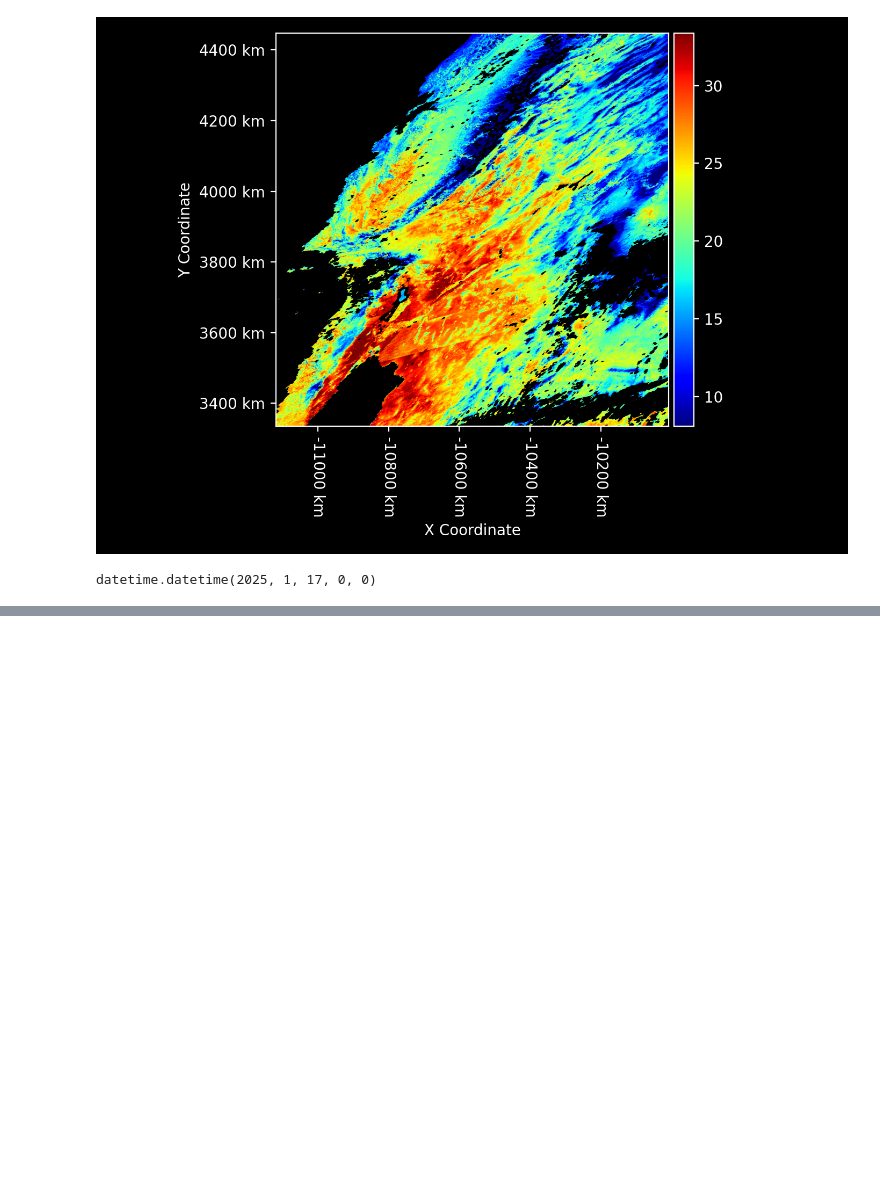
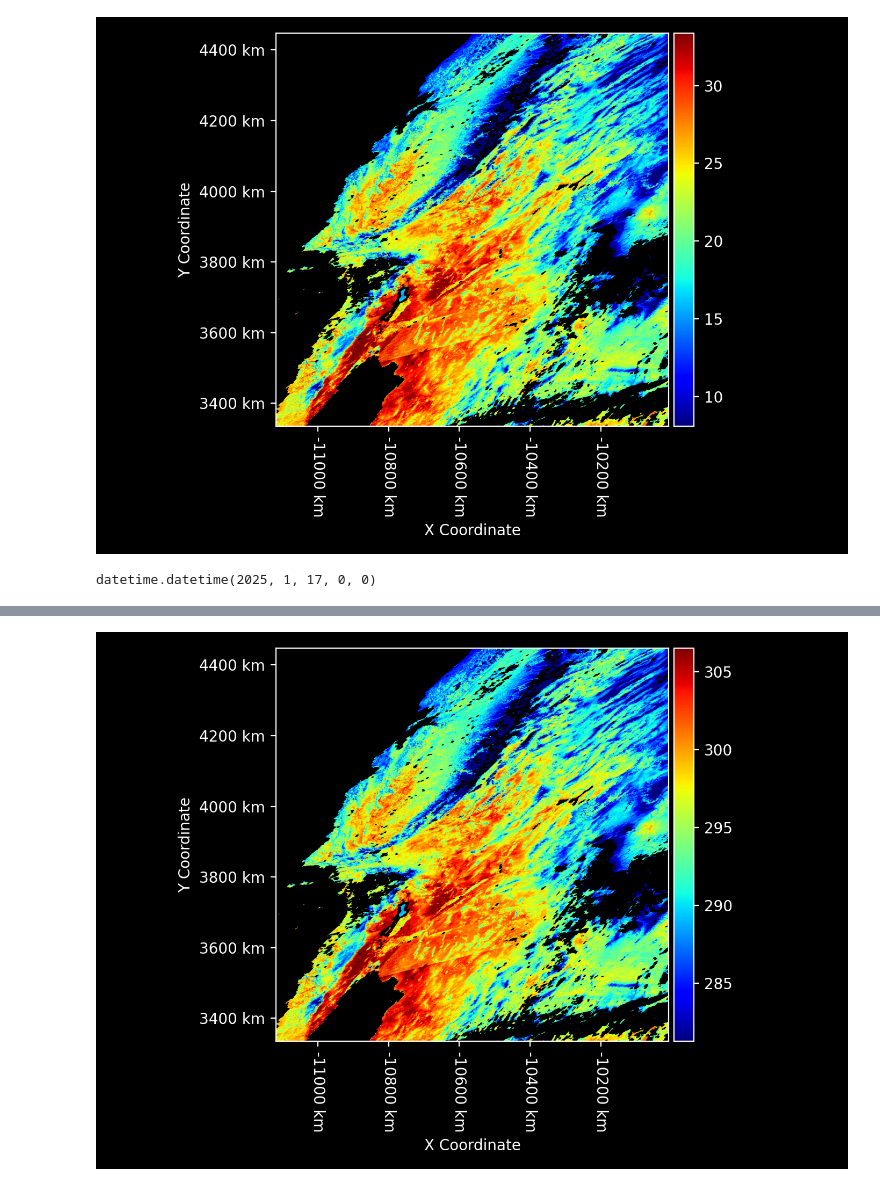
Before and after one commit to ET-Toolbox/VNP21A1D-002, a Jupyter notebook: Searching VNP21A1D.002 with earthaccess.ipynb, the cells around one changed output, grey strips where cells are left out. Drawn from its saved outputs; the diff is of its cells as text; code cells hidden in the pictures; blank space fills up the shorter version.

```diff
--- a/Searching VNP21A1D.002 with earthaccess.ipynb
+++ b/Searching VNP21A1D.002 with earthaccess.ipynb
@@ -11,8 +10,7 @@ download_directory = "~/data/VIIRS_download"
 # %%
 granule = VNP21A1D_002.retrieve_granule(
     date_UTC=date_UTC,
-    tile=tile,
-    download_directory=download_directory
+    tile=tile
 )
 
 granule
@@ -37,3 +36,6 @@ granule.ST_C
 granule.date_UTC
 # %% [output]
 datetime.datetime(2025, 1, 17, 0, 0)
+# %%
+granule.variable("ST_K")
+# %% [output]
@@ -39,0 +47 @@ datetime.datetime(2025, 1, 17, 0, 0)
+[figure, added]
```
Also changed, not shown: parts of 4 cells of this notebook, 8 other files.
